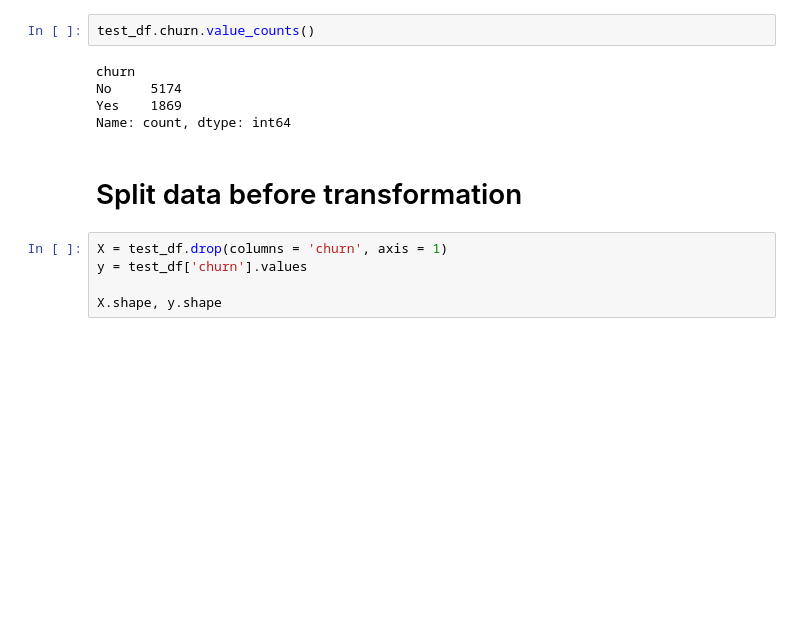
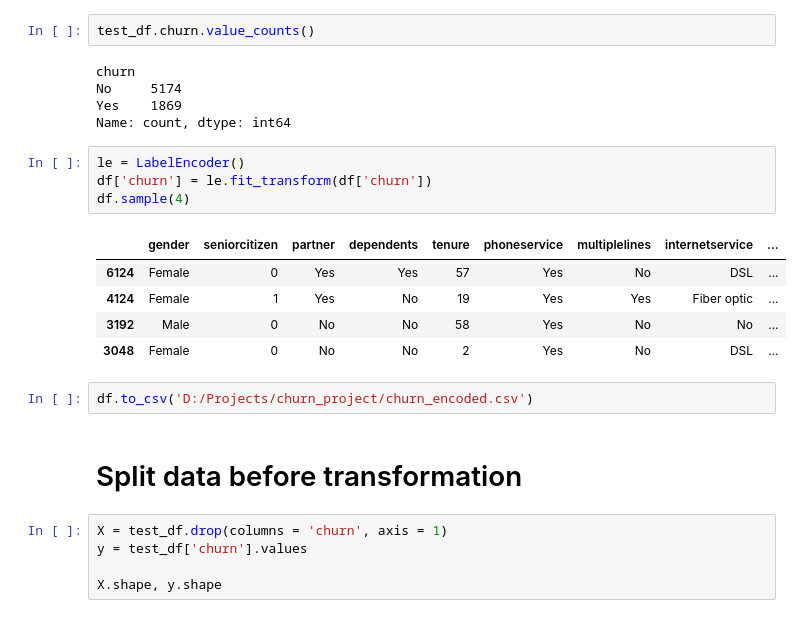
Before and after one commit to LearningPratik/Customer_Churn, a Jupyter notebook: notebooks/model_selection.ipynb, the cells around one changed output. Cells and saved outputs as stored; diff of their text form; blank space fills up the shorter version.

```diff
--- a/notebooks/model_selection.ipynb
+++ b/notebooks/model_selection.ipynb
@@ -150,6 +150,18 @@ churn
 No     5174
 Yes    1869
 Name: count, dtype: int64
+# %%
+le = LabelEncoder()
+df['churn'] = le.fit_transform(df['churn'])
+df.sample(4)
+# %% [output]
+|  | gender | seniorcitizen | partner | dependents | tenure | phoneservice | multiplelines | internetservice | ... |
+| 6124 | Female | 0 | Yes | Yes | 57 | Yes | No | DSL | ... |
+| 4124 | Female | 1 | Yes | No | 19 | Yes | Yes | Fiber optic | ... |
+| 3192 | Male | 0 | No | No | 58 | Yes | No | No | ... |
+| 3048 | Female | 0 | No | No | 2 | Yes | No | DSL | ... |
+# %%
+df.to_csv('D:/Projects/churn_project/churn_encoded.csv')
 # %% [markdown]
 # Split data before transformation
 # %%
```
Also changed, not shown: parts of 3 cells of this notebook, 1 other file.
